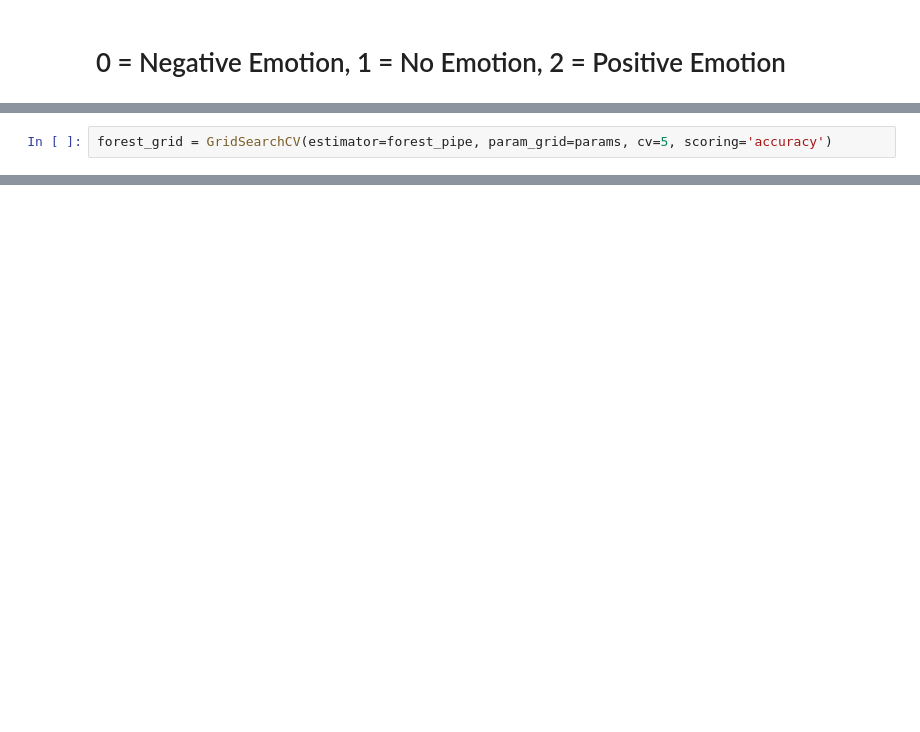
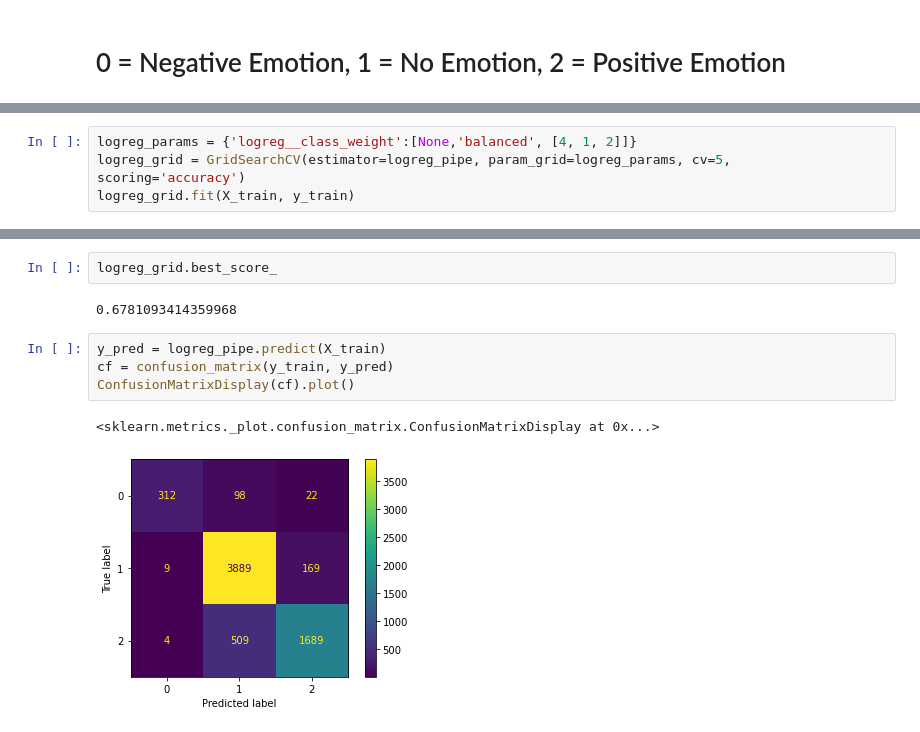
Before and after one commit to Ben-Gilbert333/Twitter_NLP, a Jupyter notebook: bobby_notebook.ipynb, the cells around one changed output, grey strips where cells are left out. Saved outputs shown, nothing was run; the diff lists cells and outputs as text; blank space fills up the shorter version.

```diff
--- a/bobby_notebook.ipynb
+++ b/bobby_notebook.ipynb
@@ -311,2 +374,4 @@ params = {'forest__max_depth': [10, 100, None],
 # %%
-forest_grid = GridSearchCV(estimator=forest_pipe, param_grid=params, cv=5, scoring='accuracy')
+logreg_params = {'logreg__class_weight':[None,'balanced', [4, 1, 2]]}
+logreg_grid = GridSearchCV(estimator=logreg_pipe, param_grid=logreg_params, cv=5, scoring='accuracy')
+logreg_grid.fit(X_train, y_train)
@@ -316,0 +411,11 @@ KeyboardInterrupt:
+# %%
+logreg_grid.best_score_
+# %% [output]
+0.6781093414359968
+# %%
+y_pred = logreg_pipe.predict(X_train)
+cf = confusion_matrix(y_train, y_pred)
+ConfusionMatrixDisplay(cf).plot()
+# %% [output]
+<sklearn.metrics._plot.confusion_matrix.ConfusionMatrixDisplay at 0x...>
+[figure, added]
```
Also changed, not shown: parts of 38 cells of this notebook.
